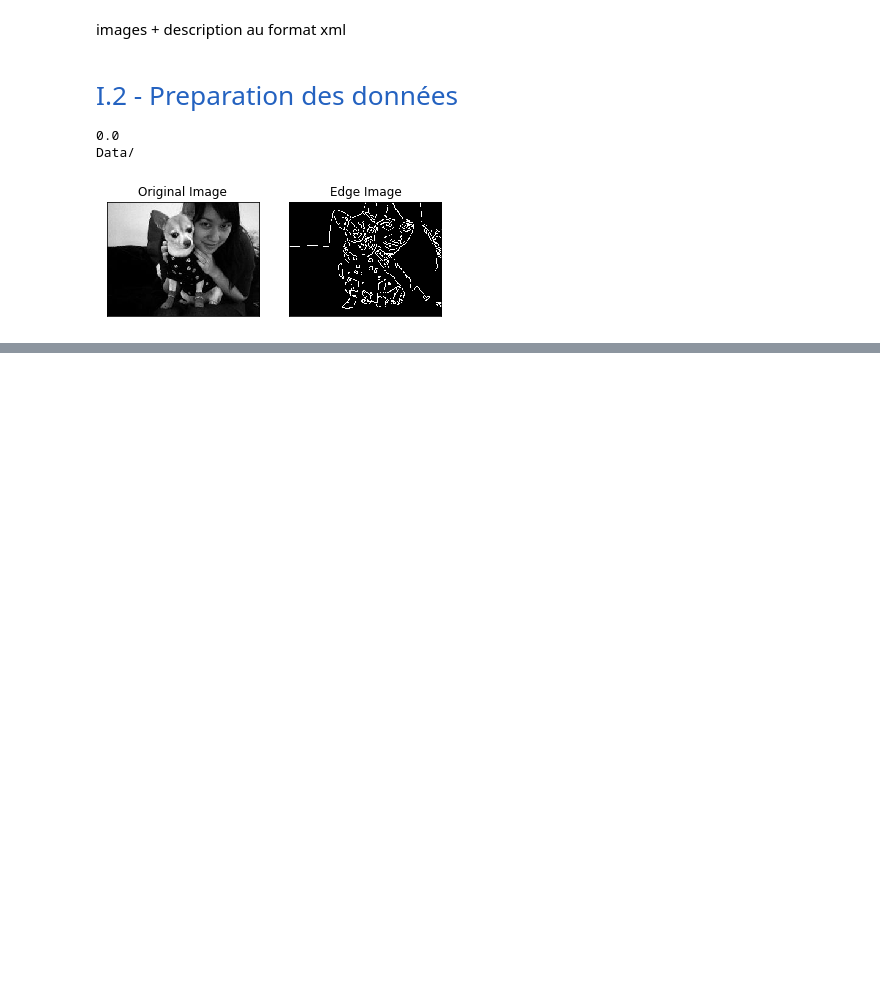
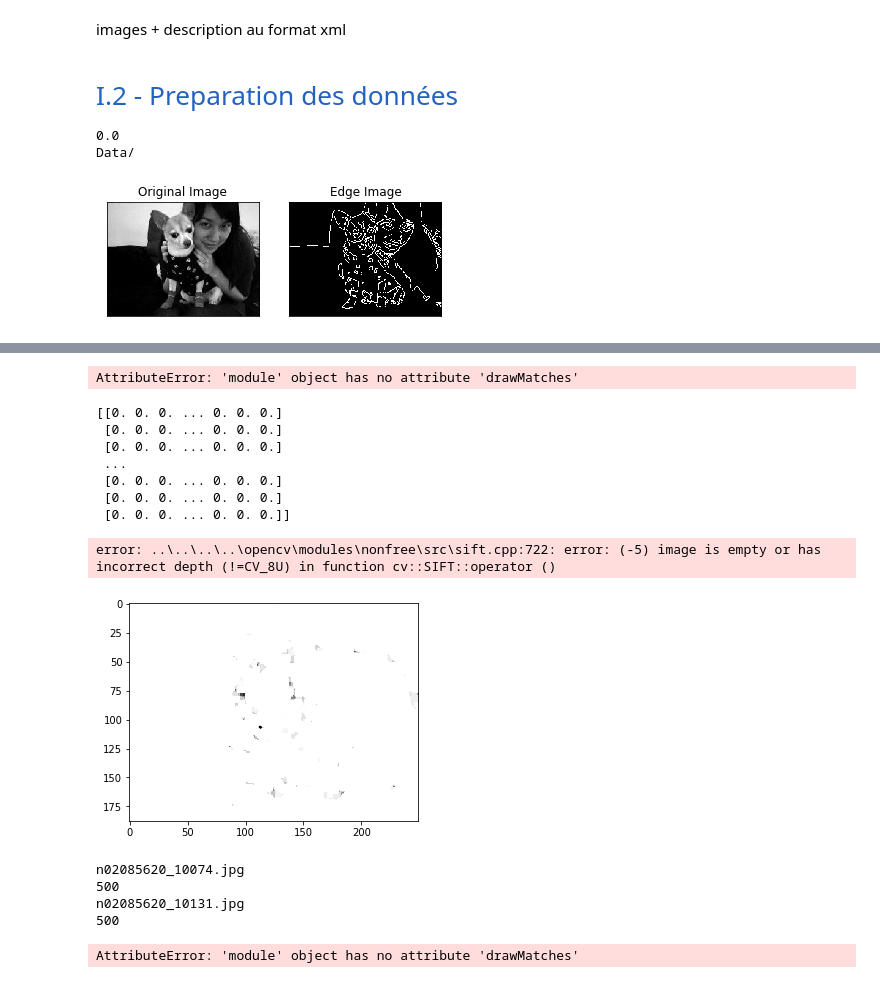
Before and after one commit to EricJacquesPro/AutomaticImageIndexing, a Jupyter notebook: WorkingNotebook.ipynb, the cells around one changed output, grey strips where cells are left out. Drawn from its saved outputs; the diff is of its cells as text; code cells hidden in the pictures; blank space fills up the shorter version.

```diff
--- a/WorkingNotebook.ipynb
+++ b/WorkingNotebook.ipynb
@@ -76,0 +105,78 @@ plt.show()
+# %%
+image1, edges1 = automaticImageIndexing.canny(
+    image_path=r'C:\Users\naru_\OneDrive\Documents\openclassroom\P7 traitement image\images\n02085620-Chihuahua\n02085620_7.jpg'
+)
+image2, edges2 = automaticImageIndexing.canny(
+    image_path=r'C:\Users\naru_\OneDrive\Documents\openclassroom\P7 traitement image\images\n02085620-Chihuahua\n02085620_199.jpg'
+)
+match_img = automaticImageIndexing.feature_sift(edges1, edges2, True)
+
+plt.figure(figsize=(12,6))
+plt.imshow(match_img),plt.show()
+# %% [output]
+AttributeError: 'module' object has no attribute 'drawMatches'
+# %%
+original, image_cornered, corners, corners2 = automaticImageIndexing.stefen_harris(
+    image_path=r'C:\Users\naru_\OneDrive\Documents\openclassroom\P7 traitement image\images\n02085620-Chihuahua\n02085620_7.jpg',
+    canny=True
+)
+
+plt.imshow(corners2,cmap = 'gray')
+print(corners2)
+
+original, image_st_h = automaticImageIndexing.feature_extration_sift(corners2, True)
+
+plt.imshow(image_st_h),plt.show()
+# %% [output]
+[[0. 0. 0. ... 0. 0. 0.]
+ [0. 0. 0. ... 0. 0. 0.]
+ [0. 0. 0. ... 0. 0. 0.]
+ ...
+ [0. 0. 0. ... 0. 0. 0.]
+ [0. 0. 0. ... 0. 0. 0.]
+ [0. 0. 0. ... 0. 0. 0.]]
+error: ..\..\..\..\opencv\modules\nonfree\src\sift.cpp:722: error: (-5) image is empty or has incorrect depth (!=CV_8U) in function cv::SIFT::operator ()
+[figure, added]
+# %%
+from matplotlib import pyplot as plt
+
+import os
+import sys
+import cv2 as cv2
+import numpy as np
+import matplotlib.pyplot as plt
+
+
+sys.path.insert(0, './')
+
+def orbnav(inDir):
+    result = None
+    orb = cv2.ORB()
+    bf = cv2.BFMatcher(cv2.NORM_HAMMING, crossCheck=True)
+
+    img1, kp1, des1 = None, None, None
+    for name in os.listdir(inDir):
+        print name
+        img2 = cv2.imread( os.path.join(inDir, name) )
+        kp2, des2 = orb.detectAndCompute(img2, None)
+        print len(kp2)
+        if img1 is not None:
+            matches = bf.match(des1,des2)
+            matches = sorted(matches, key = lambda x:x.distance)
+            gray1 = cv2.cvtColor( img1, cv2.COLOR_BGR2GRAY )
+            gray2 = cv2.cvtColor( img2, cv2.COLOR_BGR2GRAY )
+            img3 = cv2.drawMatches(
+                                    gray1,kp1,
+                                    gray2,kp2,
+                                    matches[:N_MATCHES]
+                                  )
+            cv2.imwrite( "tmp.jpg", img3 )
+        img1, kp1, des1 = img2, kp2, des2
+
+orbnav('C://Users//naru_//OneDrive//Documents//openclassroom//P7 traitement image//images//n02085620-Chihuahua//')
+# %% [output]
+n02085620_10074.jpg
+500
+n02085620_10131.jpg
+500
+AttributeError: 'module' object has no attribute 'drawMatches'
```
Also changed, not shown: parts of 27 cells of this notebook, 1 other file.
